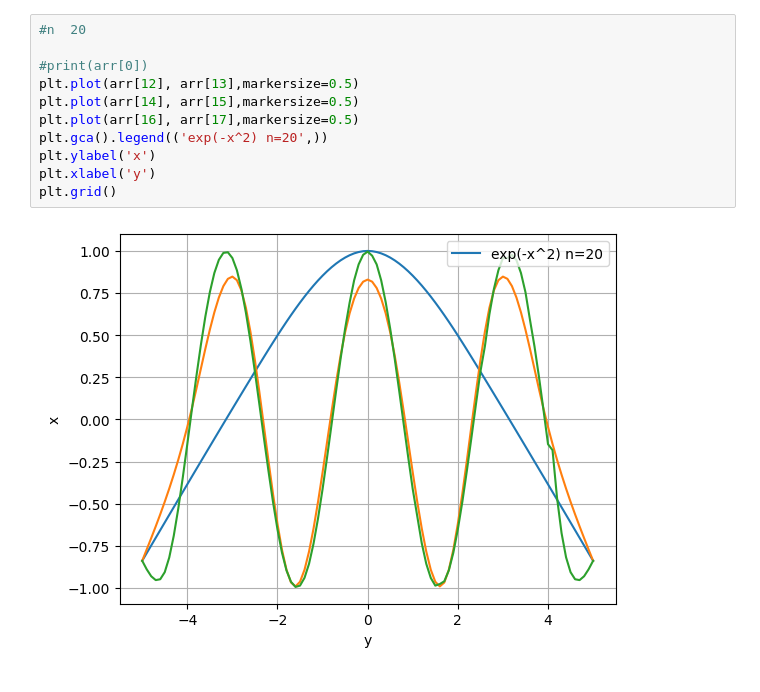
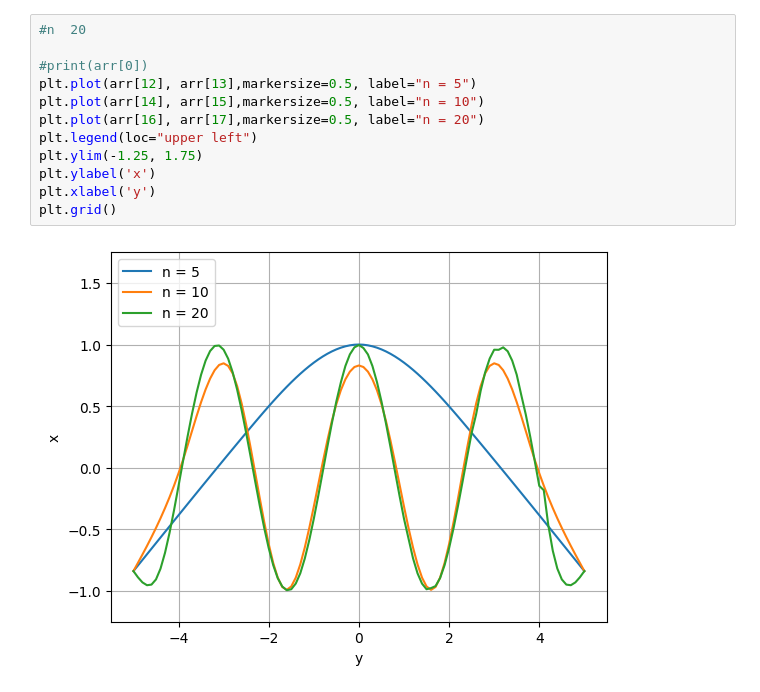
Before and after one commit to skolanko222/AGH, a Jupyter notebook: python/plot/lab7_mn1.ipynb, the cells around one changed output. Drawn from its saved outputs; the diff is of its cells as text.

```diff
--- a/python/plot/lab7_mn1.ipynb
+++ b/python/plot/lab7_mn1.ipynb
@@ -35,13 +38,14 @@ plt.grid()
 # %%
 #n  20
 
 #print(arr[0])
-plt.plot(arr[12], arr[13],markersize=0.5)
-plt.plot(arr[14], arr[15],markersize=0.5)
-plt.plot(arr[16], arr[17],markersize=0.5)
-plt.gca().legend(('exp(-x^2) n=20',))
+plt.plot(arr[12], arr[13],markersize=0.5, label="n = 5")
+plt.plot(arr[14], arr[15],markersize=0.5, label="n = 10")
+plt.plot(arr[16], arr[17],markersize=0.5, label="n = 20")
+plt.legend(loc="upper left")
+plt.ylim(-1.25, 1.75)
 plt.ylabel('x')
 plt.xlabel('y')
 plt.grid()
 # %% [output]
-[figure, old version]
+[figure, new version]
```
Also changed, not shown: parts of 2 cells of this notebook, 4 other files.
